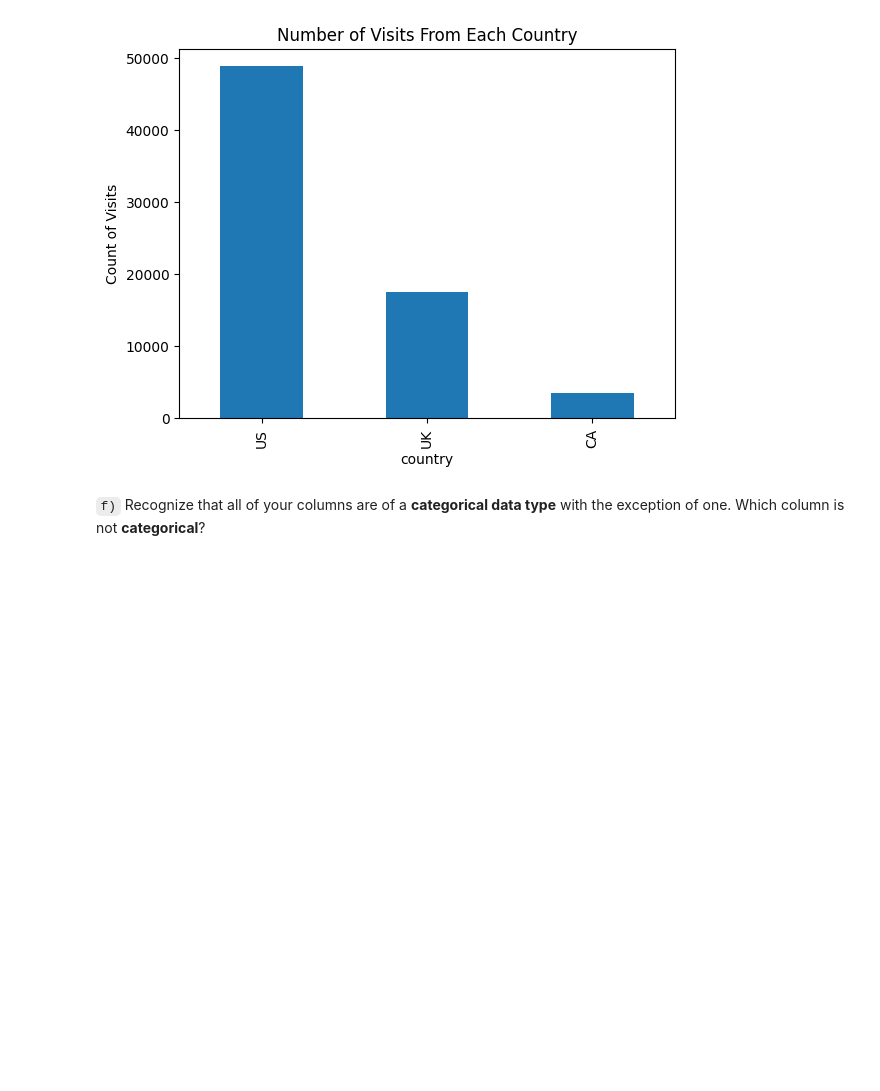
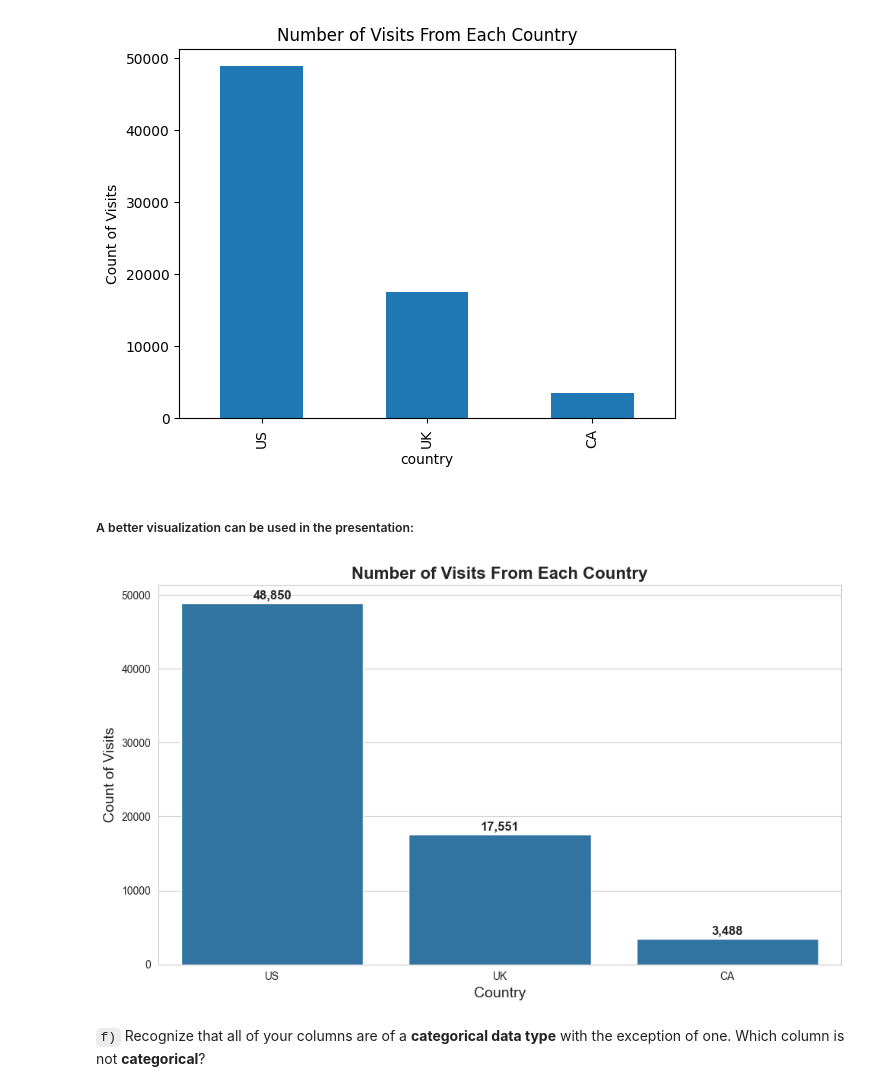
Before and after one commit to AmmarYasserAI-2/Analyze_AB_test_results, a Jupyter notebook: analyze_ab_test_results_notebook_new.ipynb, the cells around one changed output. Drawn from its saved outputs; the diff is of its cells as text; code cells hidden in the pictures; blank space fills up the shorter version.

Commit message:
feat: Better visualizations design

```diff
--- a/analyze_ab_test_results_notebook_new.ipynb
+++ b/analyze_ab_test_results_notebook_new.ipynb
@@ -79,6 +80,24 @@ plt.ylabel('Count of Visits');
 plt.show();
 # %% [output]
 [figure]
+# %% [markdown]
+##### A better visualization can be used in the presentation:
+# %%
+sns.set_style("whitegrid")
+plt.figure(figsize=(10, 6))
+ax = sns.barplot(x=df['country'].value_counts().index, y=df['country'].value_counts().values, color="tab:blue")
+
+plt.title('Number of Visits From Each Country', fontsize=16, fontweight='bold')
+plt.xlabel('Country', fontsize=14)
+plt.ylabel('Count of Visits', fontsize=14)
+
+for i, value in enumerate(df['country'].value_counts().values):
+    ax.text(i, value + 500, f'{value:,}', ha='center', fontsize=12, fontweight='bold')
+
+plt.tight_layout()
+plt.show()
+# %% [output]
+[figure, added]
 # %% [markdown]
 `f)` Recognize that all of your columns are of a **categorical data type** with the exception of one.  Which column is not **categorical**?
 # %%
```
Also changed, not shown: parts of 2 cells of this notebook.
